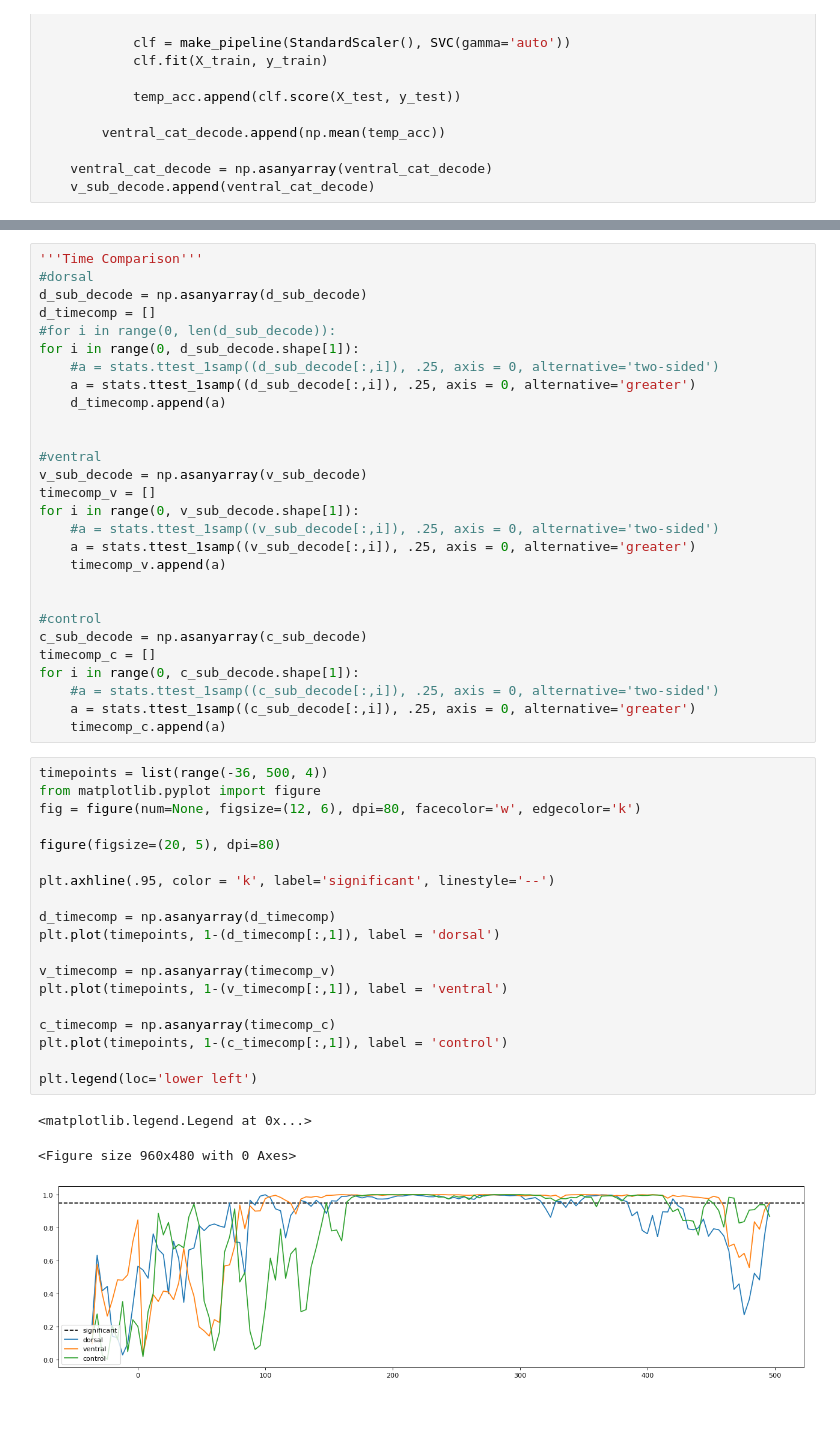
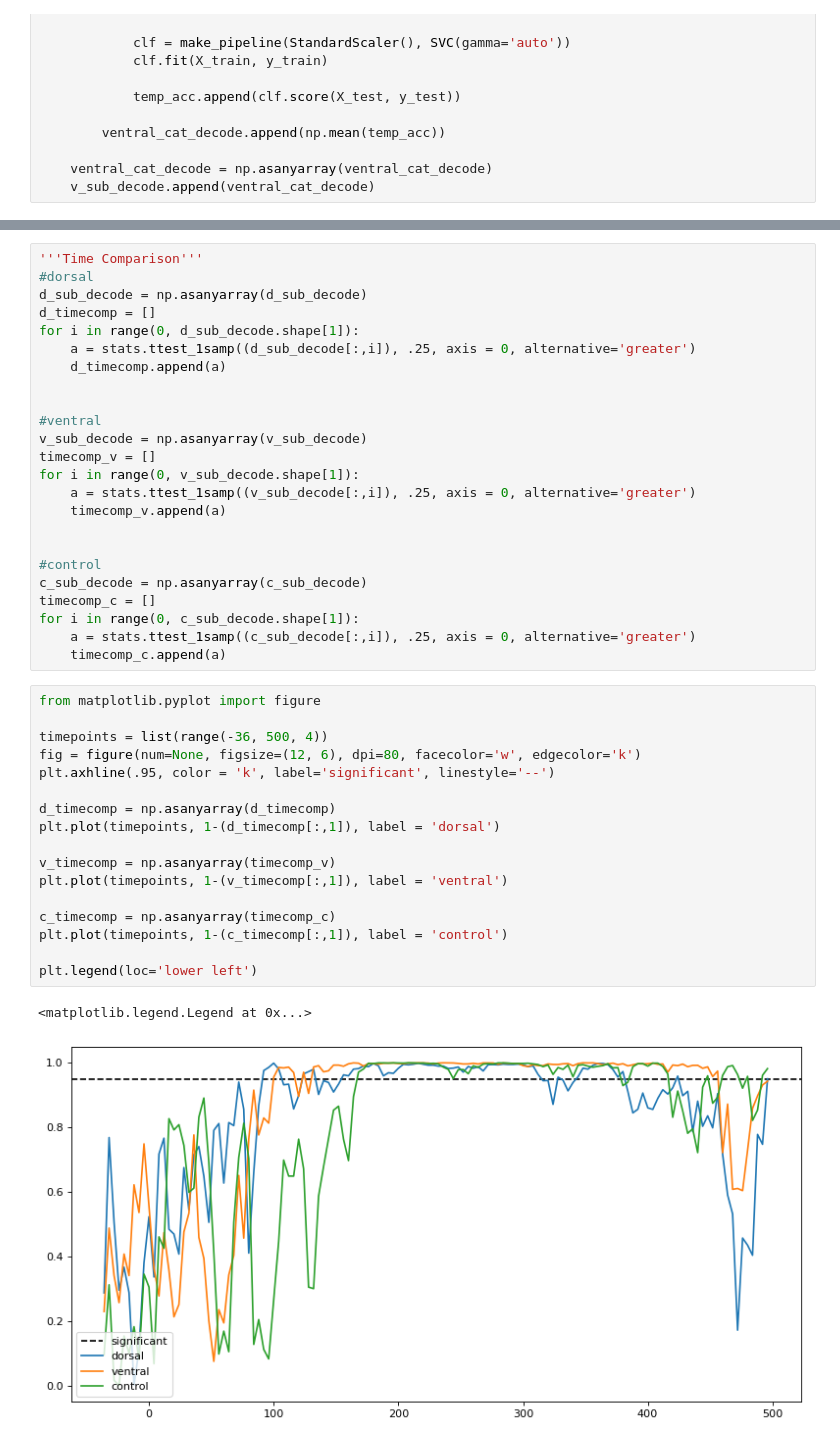
Before and after one commit to vayzenb/pepdoc, a Jupyter notebook: analysis/pepdoc_ana.ipynb, the cells around one changed output, grey strips where cells are left out. Drawn from its saved outputs; the diff is of its cells as text; blank space fills up the shorter version.

```diff
--- a/analysis/pepdoc_ana.ipynb
+++ b/analysis/pepdoc_ana.ipynb
@@ -188,9 +188,7 @@ for control_sub_decode in all_sub_control: # for loop print each iteration of th
 #dorsal
 d_sub_decode = np.asanyarray(d_sub_decode)
 d_timecomp = []
-#for i in range(0, len(d_sub_decode)):
 for i in range(0, d_sub_decode.shape[1]):
-    #a = stats.ttest_1samp((d_sub_decode[:,i]), .25, axis = 0, alternative='two-sided')
     a = stats.ttest_1samp((d_sub_decode[:,i]), .25, axis = 0, alternative='greater')
     d_timecomp.append(a)
 
@@ -199,7 +197,6 @@ for i in range(0, d_sub_decode.shape[1]):
 v_sub_decode = np.asanyarray(v_sub_decode)
 timecomp_v = []
 for i in range(0, v_sub_decode.shape[1]):
-    #a = stats.ttest_1samp((v_sub_decode[:,i]), .25, axis = 0, alternative='two-sided')
     a = stats.ttest_1samp((v_sub_decode[:,i]), .25, axis = 0, alternative='greater')
     timecomp_v.append(a)
 
@@ -208,32 +205,28 @@ for i in range(0, v_sub_decode.shape[1]):
 c_sub_decode = np.asanyarray(c_sub_decode)
 timecomp_c = []
 for i in range(0, c_sub_decode.shape[1]):
-    #a = stats.ttest_1samp((c_sub_decode[:,i]), .25, axis = 0, alternative='two-sided')
     a = stats.ttest_1samp((c_sub_decode[:,i]), .25, axis = 0, alternative='greater')
     timecomp_c.append(a)
 # %%
+from matplotlib.pyplot import figure
+
 timepoints = list(range(-36, 500, 4))
-from matplotlib.pyplot import figure
 fig = figure(num=None, figsize=(12, 6), dpi=80, facecolor='w', edgecolor='k')
-
-figure(figsize=(20, 5), dpi=80)
-
 plt.axhline(.95, color = 'k', label='significant', linestyle='--')
 
 d_timecomp = np.asanyarray(d_timecomp)
 plt.plot(timepoints, 1-(d_timecomp[:,1]), label = 'dorsal')
 
 v_timecomp = np.asanyarray(timecomp_v)
 plt.plot(timepoints, 1-(v_timecomp[:,1]), label = 'ventral')
 
 c_timecomp = np.asanyarray(timecomp_c)
 plt.plot(timepoints, 1-(c_timecomp[:,1]), label = 'control')
 
 plt.legend(loc='lower left')
 # %% [output]
 <matplotlib.legend.Legend at 0x...>
-<Figure size 960x480 with 0 Axes>
-[figure, old version]
+[figure, new version]
 # %%
 timepoints = list(range(-36, 500, 4))
 plt.xlabel('time (ms)')
```
Also changed, not shown: parts of 13 cells of this notebook, 3 other files.
